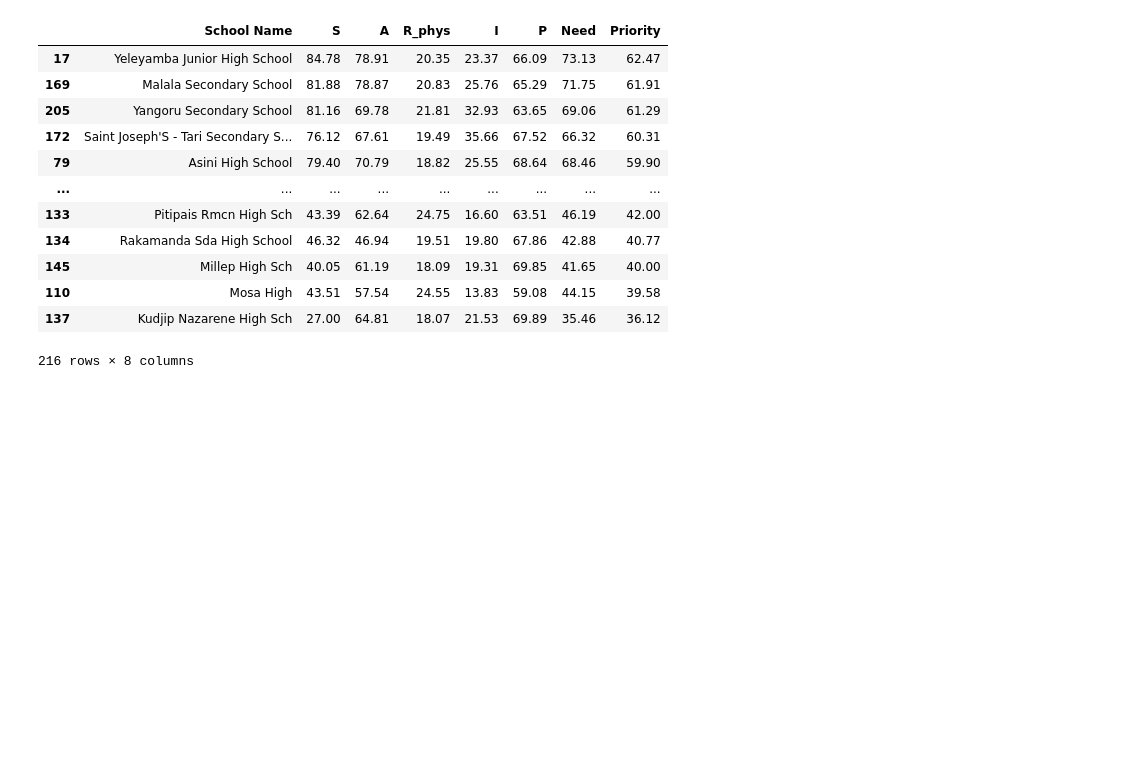
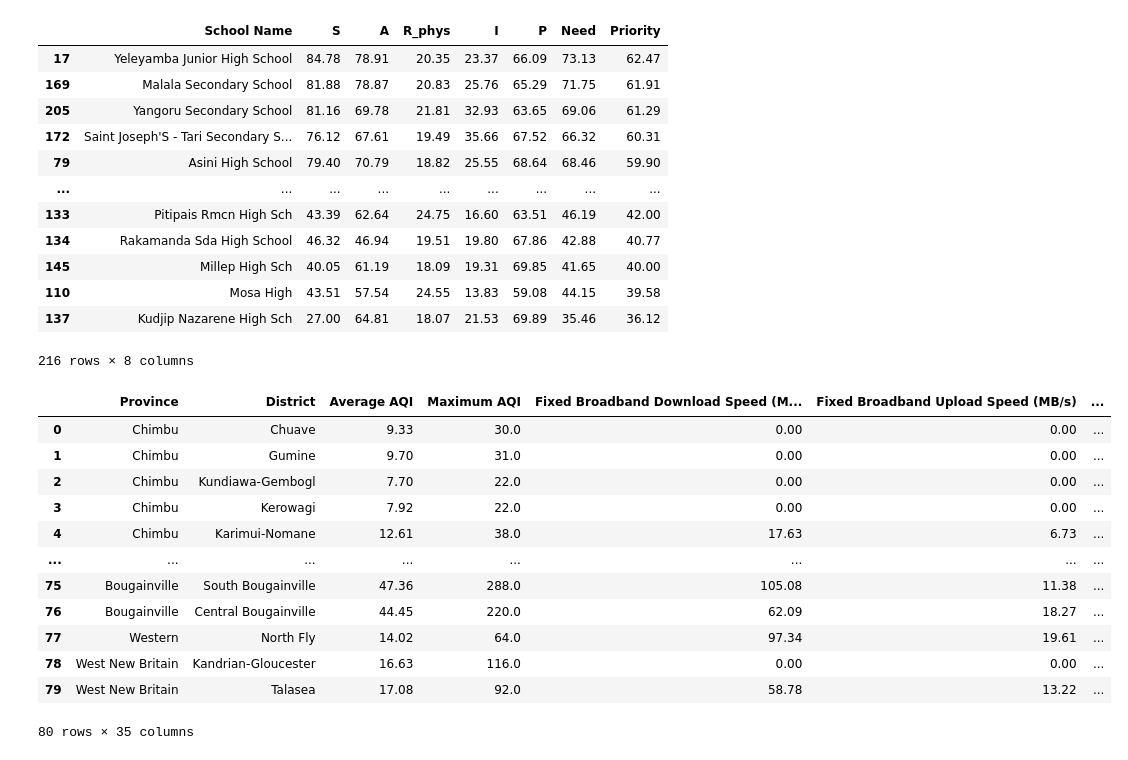
Before and after one commit to sonleh96/adb-school-optimize, a Jupyter notebook: score_calculations.ipynb, the cells around one changed output. Drawn from its saved outputs; the diff is of its cells as text; code cells hidden in the pictures; blank space fills up the shorter version.

```diff
--- a/score_calculations.ipynb
+++ b/score_calculations.ipynb
@@ -436,0 +448,21 @@ df_ranked.to_csv(r"D:\Work\ADB\adb-school-optimize\data/datasets\png_curated_sec
+# %%
+df_gb_ranked = df_ranked.groupby('District').agg({'Priority': 'mean',
+                                                  'Need': 'mean'}).reset_index()
+agg_gb = agg_gb.merge(df_gb_ranked, on='District')
+agg_gb['Priority'] = agg_gb['Priority'].round(2)
+agg_gb['Need'] = agg_gb['Need'].round(2)
+agg_gb
+# %% [output]
+|  | Province | District | Average AQI | Maximum AQI | Fixed Broadband Download Speed (M... | Fixed Broadband Upload Speed (MB/s) | ... |
+| 0 | Chimbu | Chuave | 9.33 | 30.0 | 0.00 | 0.00 | ... |
+| 1 | Chimbu | Gumine | 9.70 | 31.0 | 0.00 | 0.00 | ... |
+| 2 | Chimbu | Kundiawa-Gembogl | 7.70 | 22.0 | 0.00 | 0.00 | ... |
+| 3 | Chimbu | Kerowagi | 7.92 | 22.0 | 0.00 | 0.00 | ... |
+| 4 | Chimbu | Karimui-Nomane | 12.61 | 38.0 | 17.63 | 6.73 | ... |
+| ... | ... | ... | ... | ... | ... | ... | ... |
+| 75 | Bougainville | South Bougainville | 47.36 | 288.0 | 105.08 | 11.38 | ... |
+| 76 | Bougainville | Central Bougainville | 44.45 | 220.0 | 62.09 | 18.27 | ... |
+| 77 | Western | North Fly | 14.02 | 64.0 | 97.34 | 19.61 | ... |
+| 78 | West New Britain | Kandrian-Gloucester | 16.63 | 116.0 | 0.00 | 0.00 | ... |
+| 79 | West New Britain | Talasea | 17.08 | 92.0 | 58.78 | 13.22 | ... |
+80 rows × 35 columns
```
Also changed, not shown: parts of 7 cells of this notebook, 4 other files.
